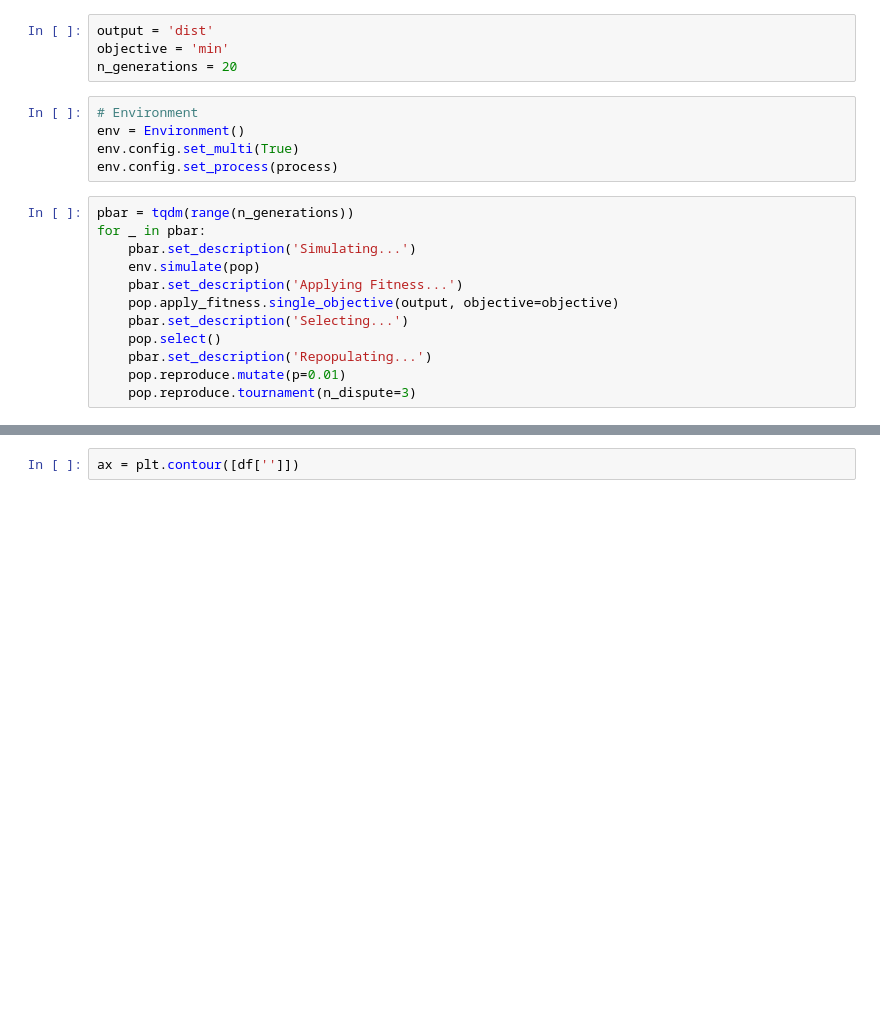
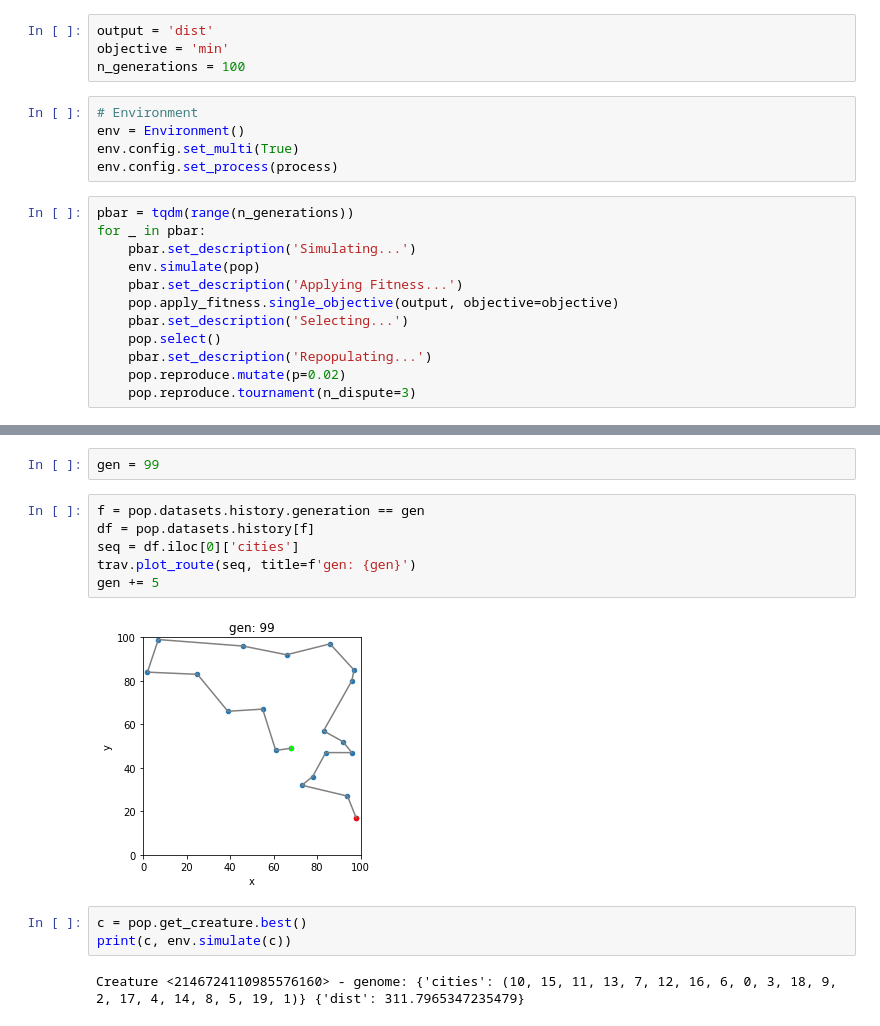
Before and after one commit to vczoni/lamarck, a Jupyter notebook: docs/notebooks/travelling_salesman.ipynb, the cells around one changed output, grey strips where cells are left out. Saved outputs shown, nothing was run; the diff lists cells and outputs as text; blank space fills up the shorter version.

```diff
--- a/docs/notebooks/travelling_salesman.ipynb
+++ b/docs/notebooks/travelling_salesman.ipynb
@@ -164,7 +177,7 @@ pop
 # %%
 output = 'dist'
 objective = 'min'
-n_generations = 20
+n_generations = 100
 # %%
 # Environment
 env = Environment()
@@ -180,5 +193,5 @@ for _ in pbar:
     pbar.set_description('Selecting...')
     pop.select()
     pbar.set_description('Repopulating...')
-    pop.reproduce.mutate(p=0.01)
+    pop.reproduce.mutate(p=0.02)
     pop.reproduce.tournament(n_dispute=3)
@@ -204,2 +203,15 @@ pop.plot.history('dist', min)
-# %%
-ax = plt.contour([df['']])
+# %%
+gen = 99
+# %%
+f = pop.datasets.history.generation == gen
+df = pop.datasets.history[f]
+seq = df.iloc[0]['cities']
+trav.plot_route(seq, title=f'gen: {gen}')
+gen += 5
+# %% [output]
+[figure, added]
+# %%
+c = pop.get_creature.best()
+print(c, env.simulate(c))
+# %% [output]
+Creature <2146724110985576160> - genome: {'cities': (10, 15, 11, 13, 7, 12, 16, 6, 0, 3, 18, 9, 2, 17, 4, 14, 8, 5, 19, 1)} {'dist': 311.7965347235479}
```
Also changed, not shown: parts of 17 cells of this notebook, 6 other files.
